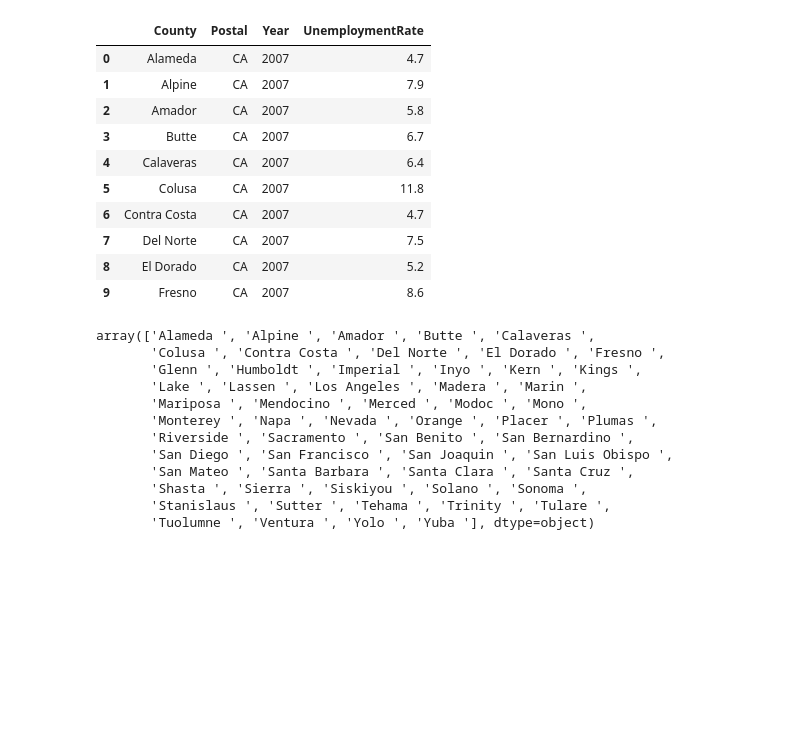
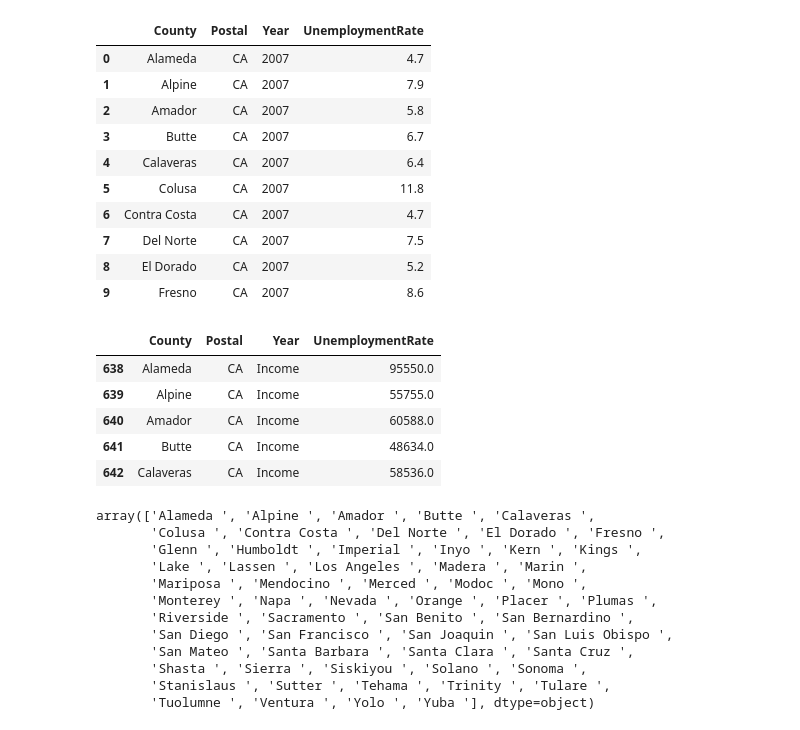
Before and after one commit to ce-r/steps, a Jupyter notebook: capstone-PRACTICE-Andrea.ipynb, the cells around one changed output. Drawn from its saved outputs; the diff is of its cells as text; code cells hidden in the pictures; blank space fills up the shorter version.

```diff
--- a/capstone-PRACTICE-Andrea.ipynb
+++ b/capstone-PRACTICE-Andrea.ipynb
@@ -435,6 +491,19 @@ unempca.head(10)
 | 7 | Del Norte | CA | 2007 | 7.5 |
 | 8 | El Dorado | CA | 2007 | 5.2 |
 | 9 | Fresno | CA | 2007 | 8.6 |
+# %%
+# unempca['Year'].astype(int).head()
+# unempca['Year'] = pd.to_numeric(unempca['Year'], errors='coerce')
+#unempca['Year'] = unempca['Year'].astype(int)
+#unempca['Year'].head()
+unempca[unempca['Year']=='Income'].head()
+# %% [output]
+|  | County | Postal | Year | UnemploymentRate |
+| 638 | Alameda | CA | Income | 95550.0 |
+| 639 | Alpine | CA | Income | 55755.0 |
+| 640 | Amador | CA | Income | 60588.0 |
+| 641 | Butte | CA | Income | 48634.0 |
+| 642 | Calaveras | CA | Income | 58536.0 |
 # %%
 unempca['County'].unique()
 # %% [output]
```
Also changed, not shown: parts of 12 cells of this notebook.
